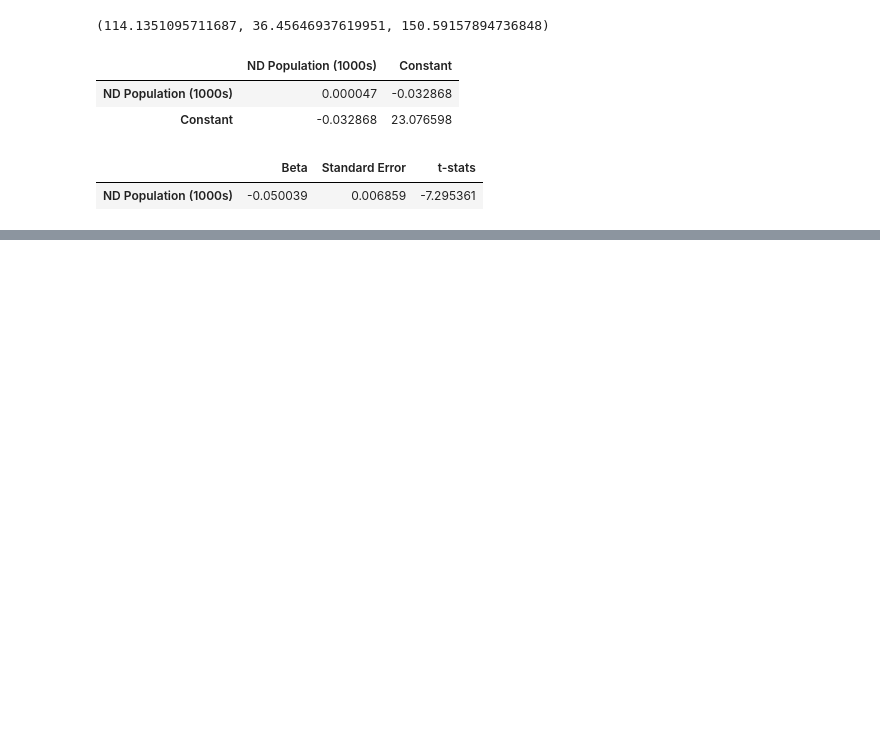
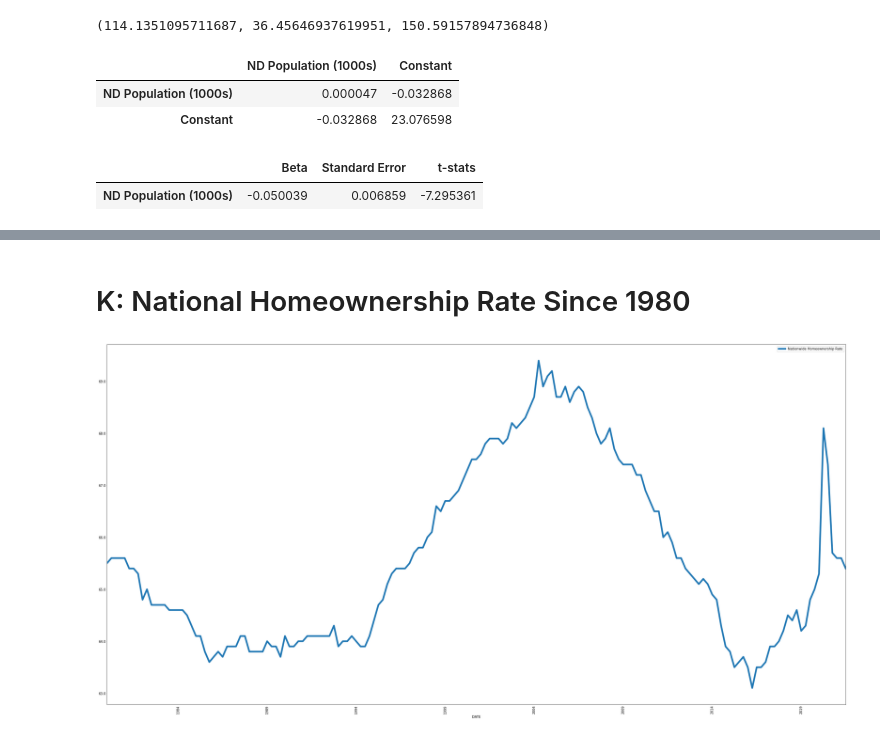
Before and after one commit to cadenwurzbacher/Computational-Economics-Submissions, a Jupyter notebook: FP/An Analysis of North Dakota Homeownership Rates.ipynb, the cells around one changed output, grey strips where cells are left out. Cells and saved outputs as stored; diff of their text form; code cells hidden in the pictures; blank space fills up the shorter version.

```diff
--- a/FP/An Analysis of North Dakota Homeownership Rates.ipynb
+++ b/FP/An Analysis of North Dakota Homeownership Rates.ipynb
@@ -386,0 +343,19 @@ parameters
+# %%
+import pandas as pd
+import pandas_datareader.data as web
+from datlib.plots import *
+from datlib.FRED import *
+
+data_codes  = {"Nationwide Homeownership Rate": "RSAHORUSQ156S"}
+
+start = datetime.datetime(1980, 1, 1)
+end = datetime.datetime.today()
+
+data = gather_data(data_codes = data_codes, start = start, end = end, freq = "Q")
+# %% [markdown]
+# K: National Homeownership Rate Since 1980
+# %%
+data1 = ["Nationwide Homeownership Rate"]
+plot_lines(df = data[data1], linewidth = 5, figsize = (40, 20), pp = None)
+# %% [output]
+[figure, added]
```
Also changed, not shown: parts of 46 cells of this notebook.
